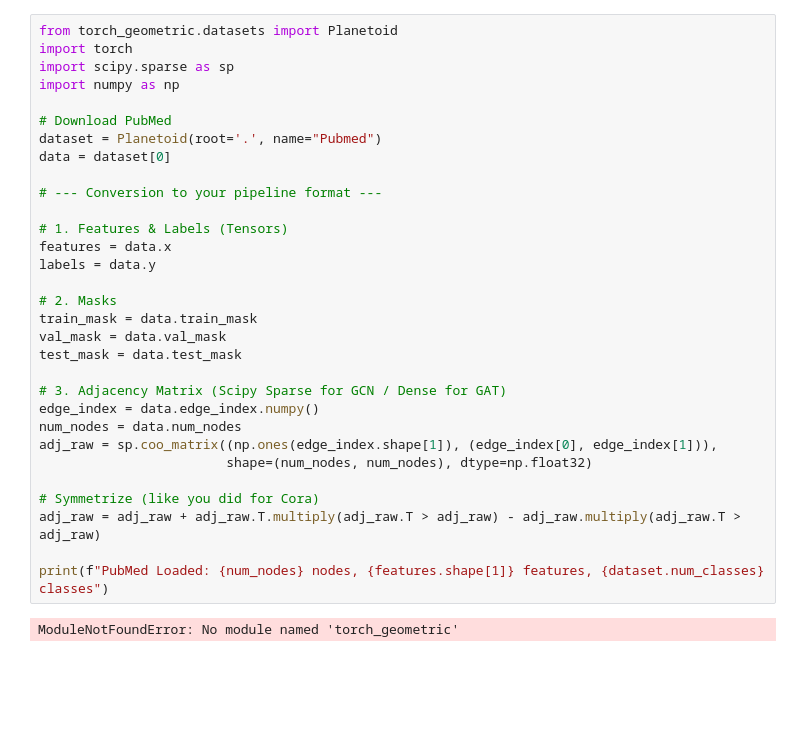
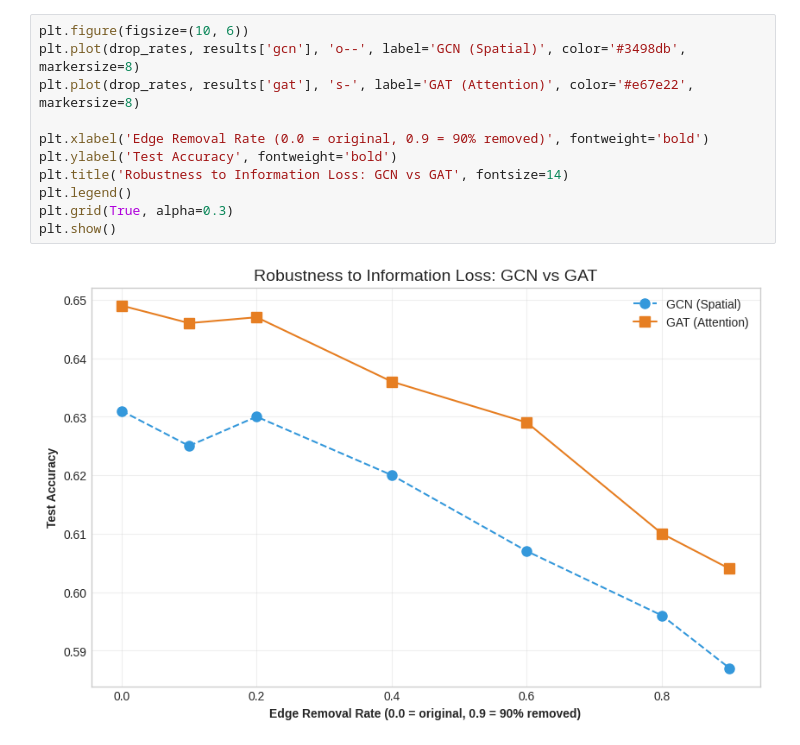
Before and after one commit to NayonGit/GCNvsGAT, a Jupyter notebook: notebook.ipynb, the cells around one changed output. Cells and saved outputs as stored; diff of their text form; blank space fills up the shorter version.

```diff
--- a/notebook.ipynb
+++ b/notebook.ipynb
@@ -450,33 +446,13 @@ Dropped 90% edges | GCN: 0.5980 | GAT: 0.5630
-# %%
-from torch_geometric.datasets import Planetoid
-import torch
-import scipy.sparse as sp
-import numpy as np
-
-# Download PubMed
-dataset = Planetoid(root='.', name="Pubmed")
-data = dataset[0]
-
-# --- Conversion to your pipeline format ---
-
-# 1. Features & Labels (Tensors)
-features = data.x
-labels = data.y
-
-# 2. Masks
-train_mask = data.train_mask
-val_mask = data.val_mask
-test_mask = data.test_mask
-
-# 3. Adjacency Matrix (Scipy Sparse for GCN / Dense for GAT)
-edge_index = data.edge_index.numpy()
-num_nodes = data.num_nodes
-adj_raw = sp.coo_matrix((np.ones(edge_index.shape[1]), (edge_index[0], edge_index[1])),
-                        shape=(num_nodes, num_nodes), dtype=np.float32)
-
-# Symmetrize (like you did for Cora)
-adj_raw = adj_raw + adj_raw.T.multiply(adj_raw.T > adj_raw) - adj_raw.multiply(adj_raw.T > adj_raw)
-
-print(f"PubMed Loaded: {num_nodes} nodes, {features.shape[1]} features, {dataset.num_classes} classes")
-# %% [output]
-ModuleNotFoundError: No module named 'torch_geometric'
+# %%
+plt.figure(figsize=(10, 6))
+plt.plot(drop_rates, results['gcn'], 'o--', label='GCN (Spatial)', color='#3498db', markersize=8)
+plt.plot(drop_rates, results['gat'], 's-', label='GAT (Attention)', color='#e67e22', markersize=8)
+
+plt.xlabel('Edge Removal Rate (0.0 = original, 0.9 = 90% removed)', fontweight='bold')
+plt.ylabel('Test Accuracy', fontweight='bold')
+plt.title('Robustness to Information Loss: GCN vs GAT', fontsize=14)
+plt.legend()
+plt.grid(True, alpha=0.3)
+plt.show()
+# %% [output]
+[figure, added]
```
Also changed, not shown: parts of 27 cells of this notebook, 5 other files.
